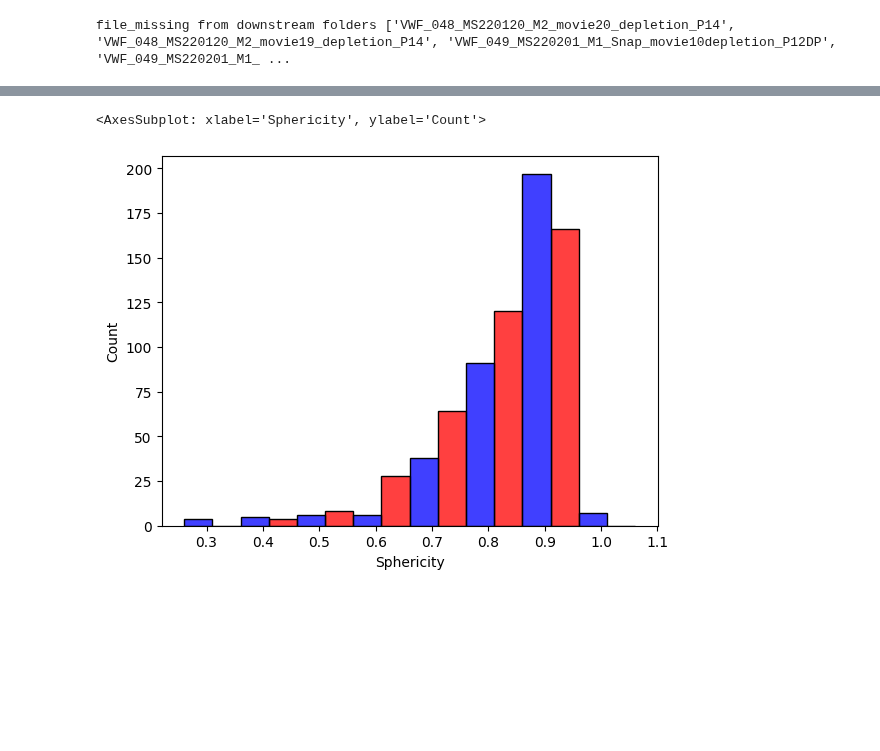
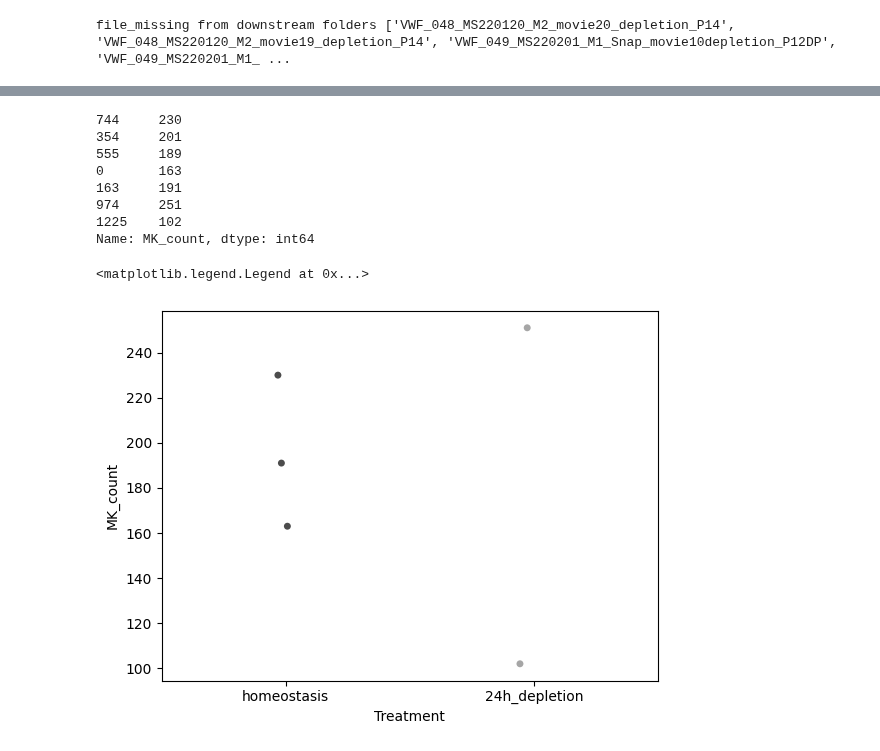
Before and after one commit to Mas515/Image_analysis, a Jupyter notebook: IVMtilescans_plot.ipynb, the cells around one changed output, grey strips where cells are left out. Drawn from its saved outputs; the diff is of its cells as text; code cells hidden in the pictures; blank space fills up the shorter version.

```diff
--- a/IVMtilescans_plot.ipynb
+++ b/IVMtilescans_plot.ipynb
@@ -342,13 +474,16 @@ print('file_missing from downstream folders', missing_file)
 file_missing from downstream folders ['VWF_048_MS220120_M2_movie20_depletion_P14', 'VWF_048_MS220120_M2_movie19_depletion_P14', 'VWF_049_MS220201_M1_Snap_movie10depletion_P12DP', 'VWF_049_MS220201_M1_ ...
 # %%
 data=pd.read_csv('/Users/secchim/Documents/Experiments/Imaris_aged_IVM_tilescans/distance_to_MK_v1.csv', index_col=None, header=0)
-data=data[data['Treatment']=='homeostasis']
+# data=data[data['Treatment']=='homeostasis']
+data=data[data['Treatment']=='24h_depletion']
+data=data[data['file_type']=='tilescan']
 # sns.histplot(data, x="distance_to_MK", hue="Hoxb5_status_corrected", palette=['green','orange'], hue_order=('Hoxb5_vwf','hoxb5'), legend=False, binwidth=10, multiple="dodge")
 
 for r,b, in data.iterrows():
+    data.loc[r,'distance_to_vessel']=data.loc[r,'distance_to_vessel']-4
     if data.loc[r,'distance_to_vessel']<0:
         data.loc[r,'distance_to_vessel']=0
 
-sns.histplot(data, x="distance_to_vessel", hue="Hoxb5_status_corrected", palette=['green','orange'], hue_order=('Hoxb5_vwf','hoxb5'), legend=False, binwidth=10, multiple="dodge")
+sns.histplot(data, x="distance_to_vessel", hue="Hoxb5_status_corrected", palette=['green','orange'], hue_order=('Hoxb5_vwf','hoxb5'), legend=False, binwidth=5, multiple="dodge")
 # %% [output]
 <AxesSubplot: xlabel='distance_to_vessel', ylabel='Count'>
@@ -357,7 +492,9 @@ sns.histplot(data, x="distance_to_vessel", hue="Hoxb5_status_corrected", palette
 #attempt to calculate distances between KuO
 data=pd.read_csv('/Users/secchim/Documents/Experiments/Imaris_aged_IVM_tilescans/distance_to_MK_v1.csv', index_col=None, header=0)
 
-data=data[data['Treatment']=='homeostasis']
+# data=data[data['Treatment']=='homeostasis']
+data=data[data['Treatment']=='ageing']
+data=data[data['file_type']=='tilescan']
 data['Final_Cell_ID']=data['file']+'_'+data['ID'].astype(str)
 # datax=data[data['track_length']!=0]
 # datax=datax[datax['Treatment']!='ageing']
@@ -507,23 +646,46 @@ plt.show(g)
 # %%
 ###IMARIS MK MEASUREMENTS
 
 data=pd.read_csv('/Users/secchim/Documents/Experiments/Imaris_aged_IVM_tilescans/MK_measurements.csv', index_col=None, header=0)
 # data=data[data['Treatment']=='homeostasis']
 
-for r,b, in data.iterrows():
-    if data.loc[r,'Volume']>100000:
-        data.loc[r,'Volume']=None
+# for r,b, in data.iterrows():
+#     if data.loc[r,'Volume']>100000:
+#         data.loc[r,'Volume']=None
 
-# sns.histplot(data, x="Volume", hue="Treatment", palette=['blue','red'], hue_order=('homeostasis','ageing'), legend=False, binwidth=1000, multiple="dodge")
+# # sns.histplot(data, x="Volume", hue="Treatment", palette=['blue','red'], hue_order=('homeostasis','ageing'), legend=False, binwidth=1000, multiple="dodge")
 
-sns.histplot(data, x="Sphericity", hue="Treatment", palette=['blue','red'], hue_order=('homeostasis','ageing'), legend=False, binwidth=0.1, multiple="dodge")
+# sns.histplot(data, x="Sphericity", hue="Treatment", palette=['blue','red'], hue_order=('homeostasis','ageing'), legend=False, binwidth=0.1, multiple="dodge")
 
-# g=(sns.stripplot(x=("Treatment"),hue='File_ID', y="Volume", data=data, alpha=0.3), sns.violinplot(x=("Treatment"), hue='File_ID', y="Volume", data=data, showfliers = False, palette=['green','orange']))
+# # g=(sns.stripplot(x=("Treatment"),hue='File_ID', y="Volume", data=data, alpha=0.3), sns.violinplot(x=("Treatment"), hue='File_ID', y="Volume", data=data, showfliers = False, palette=['green','orange']))
+# # plt.legend(title='Cell type', loc='upper center', labels=['Hoxb5+Vwf+', 'Hoxb5+Vwf-'])
+# # plt.legend([], [], frameon=False)
+# # g[1].set(ylabel='MK volume (µm3)')
+# # g[1].set(ylim=(0,150000))
+# # plt.show(g)
+
+grouped=data.groupby(['File_ID'])
+dflist=[]
+for i, newdf in grouped:
+    newdf['MK_count']=newdf.shape[0]
+    dflist.append(newdf)
+datab=pd.concat(dflist)
+datab=datab[['File_ID','MK_count','Treatment']].drop_duplicates()
+print(datab['MK_count'])
+datab=datab[datab['Treatment']!='ageing']
+
+g=sns.stripplot(x=("Treatment"), hue='Treatment', y="MK_count", data=datab, alpha=0.7, palette=['black','grey'], hue_order=('homeostasis','24h_depletion'))
 # plt.legend(title='Cell type', loc='upper center', labels=['Hoxb5+Vwf+', 'Hoxb5+Vwf-'])
-# plt.legend([], [], frameon=False)
-# g[1].set(ylabel='MK volume (µm3)')
-# g[1].set(ylim=(0,150000))
-# plt.show(g)
+plt.legend([], [], frameon=False)
+# g[1].set(ylabel='MK count')
 # %% [output]
-<AxesSubplot: xlabel='Sphericity', ylabel='Count'>
+744     230
+354     201
+555     189
+0       163
+163     191
+974     251
+1225    102
+Name: MK_count, dtype: int64
+<matplotlib.legend.Legend at 0x...>
-[figure, old version]
+[figure, new version]
```
Also changed, not shown: parts of 7 cells of this notebook.
